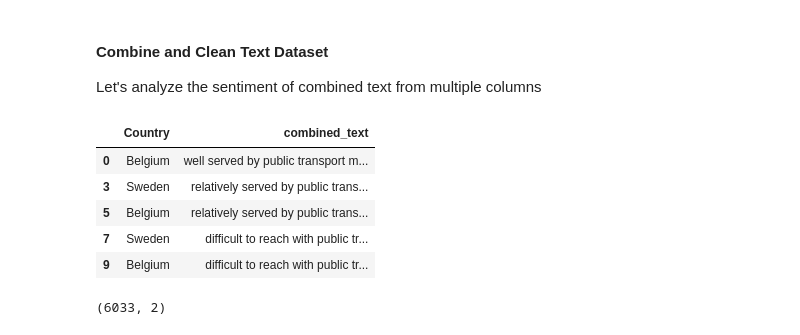
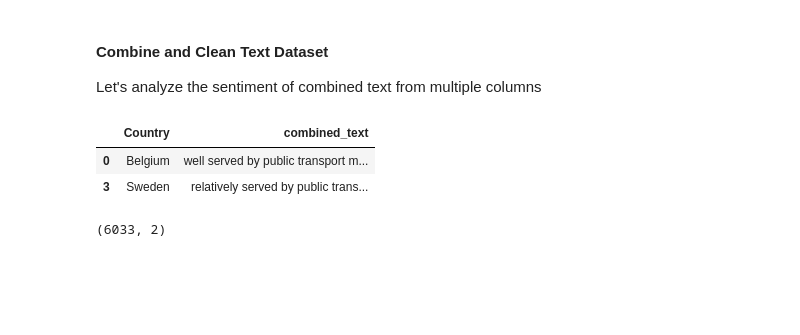
Before and after one commit to rosilenedasilva/public-transport-sentiment-analysis-insights, a Jupyter notebook: MSC_DA_CA2_sentiment_analysis.ipynb, the cells around one changed output. Saved outputs shown, nothing was run; the diff lists cells and outputs as text; code cells hidden in the pictures; blank space fills up the shorter version.

```diff
--- a/MSC_DA_CA2_sentiment_analysis.ipynb
+++ b/MSC_DA_CA2_sentiment_analysis.ipynb
@@ -349,25 +349,22 @@ Let's analyze the sentiment of combined text from multiple columns
 # %%
 # List of Specific Countries
 countries = ['Ireland', 'Denmark', 'Belgium', 'Sweden', 'Finland', 'Portugal']
 transp_sentiment_df = eu_transp[eu_transp['Country'].isin(countries)]
 
 # Combine and clean the text columns:
 transp_sentiment_df['combined_text'] = transp_sentiment_df[['Public_transport_service',
                                                             'Considering_electric_or_hybrid_vehicle_next_purchase',
                                                             'Would_subsribe_car_sharing_if_available',
                                                             'Preference_tolls_or_traffic_limitation']].agg(' '.join, axis=1)
 transp_sentiment_df['combined_text'] = transp_sentiment_df['combined_text'].str.lower()
 
 # Select only the columns you need, such as 'Country' and 'combined_text':
 transp_systems_df = transp_sentiment_df[['Country', 'combined_text']]
-transp_systems_df.head()
+transp_systems_df.head(2)
 # %% [output]
 |  | Country | combined_text |
 | 0 | Belgium | well served by public transport m... |
 | 3 | Sweden | relatively served by public trans... |
-| 5 | Belgium | relatively served by public trans... |
-| 7 | Sweden | difficult to reach with public tr... |
-| 9 | Belgium | difficult to reach with public tr... |
 # %%
 transp_systems_df.shape
 # %% [output]
```
Also changed, not shown: parts of 144 cells of this notebook.
